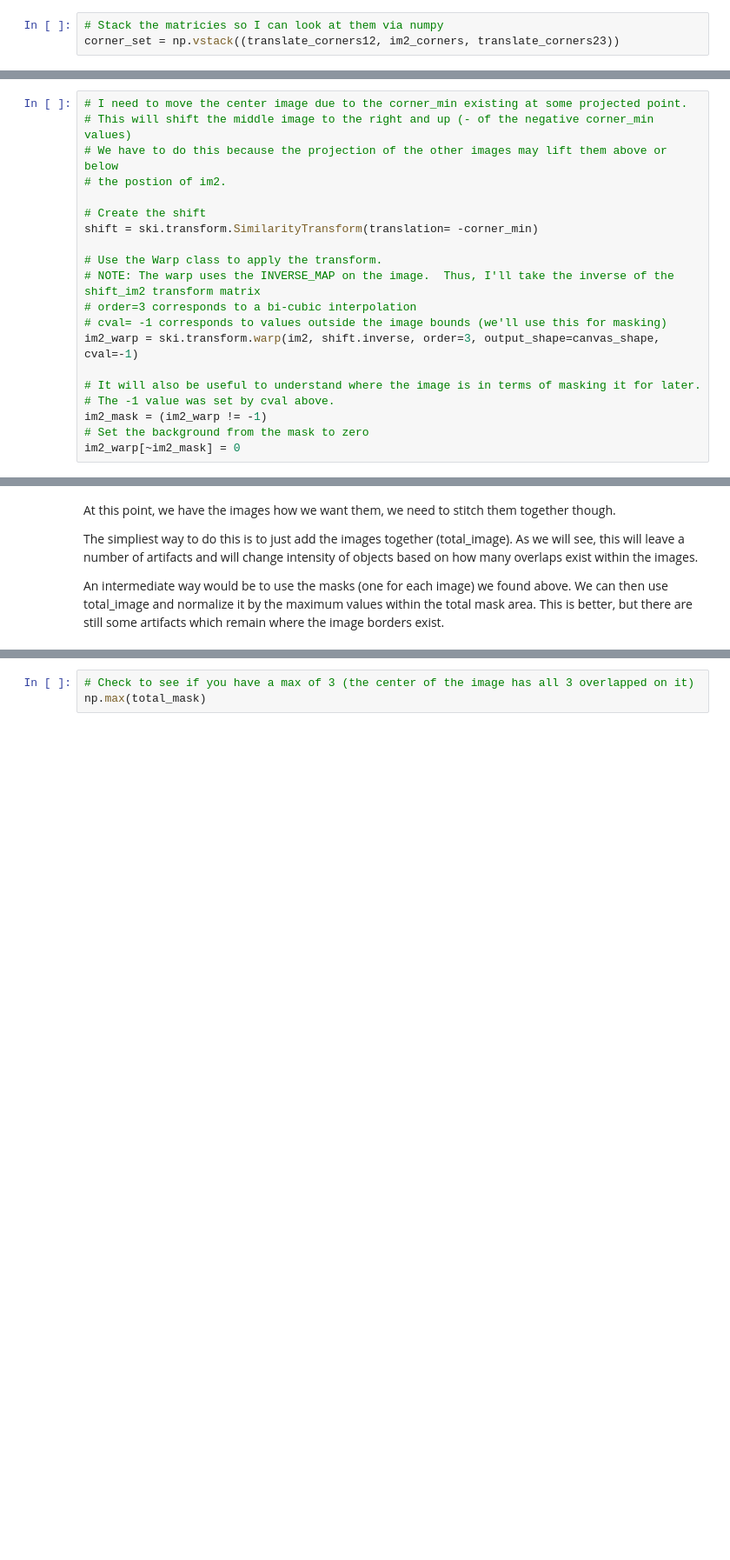
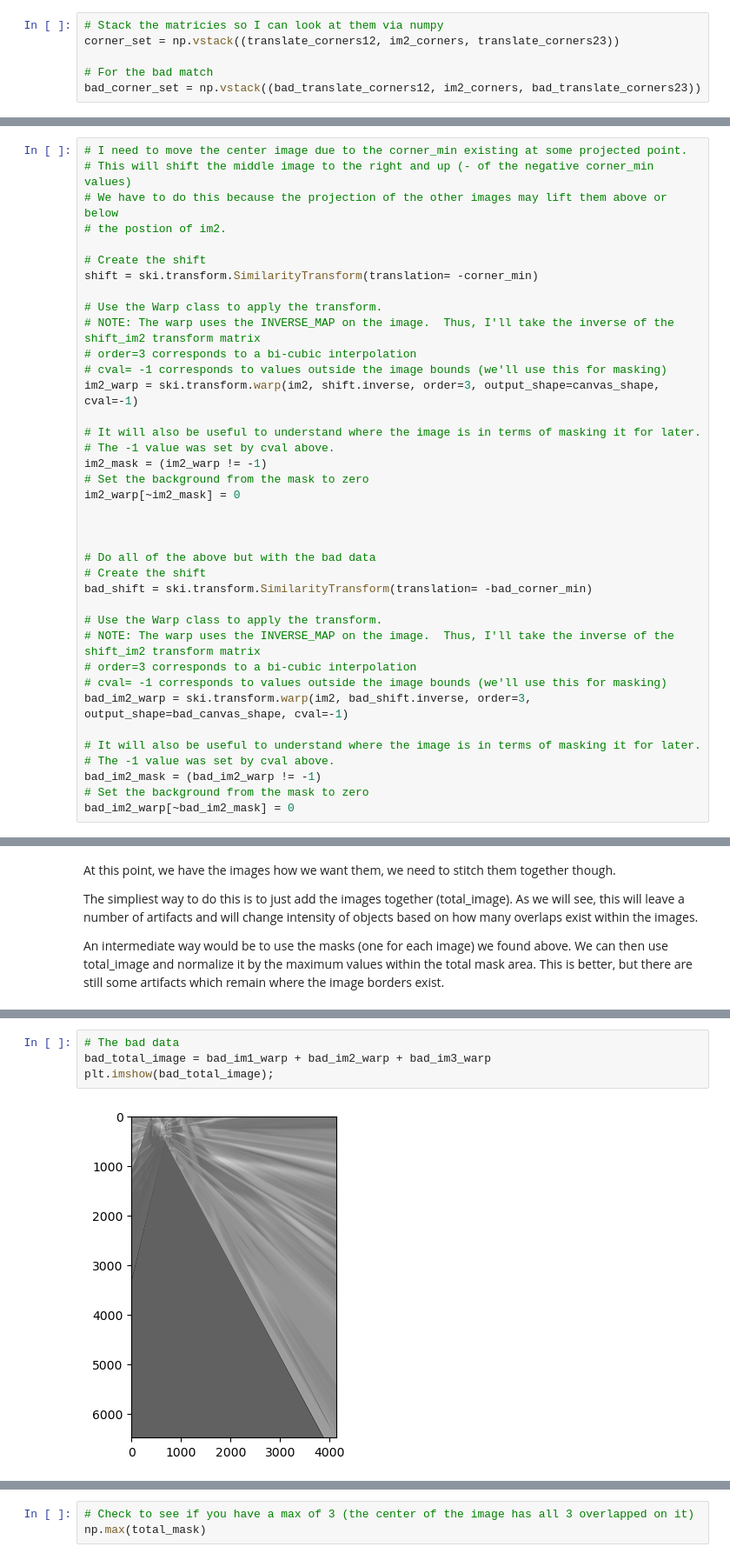
Before and after one commit to BBotzer/AI879, a Jupyter notebook: Week12/Botzer_AI879_HW_Q1_Week12.ipynb, the cells around one changed output, grey strips where cells are left out. Shown at 87% size. Drawn from its saved outputs; the diff is of its cells as text; blank space fills up the shorter version.

```diff
--- a/Week12/Botzer_AI879_HW_Q1_Week12.ipynb
+++ b/Week12/Botzer_AI879_HW_Q1_Week12.ipynb
@@ -321,6 +320,9 @@ With these three corner sets, I'll be able to determine how large of an image ca
 # %%
 # Stack the matricies so I can look at them via numpy
 corner_set = np.vstack((translate_corners12, im2_corners, translate_corners23))
+
+# For the bad match
+bad_corner_set = np.vstack((bad_translate_corners12, im2_corners, bad_translate_corners23))
 # %%
 # Find the minimum and maximum corner positions as well as the general shape
 corner_min = np.min(corner_set, axis=0)
@@ -364,6 +371,24 @@ im2_warp = ski.transform.warp(im2, shift.inverse, order=3, output_shape=canvas_s
 im2_mask = (im2_warp != -1)
 # Set the background from the mask to zero
 im2_warp[~im2_mask] = 0
+
+
+
+# Do all of the above but with the bad data
+# Create the shift
+bad_shift = ski.transform.SimilarityTransform(translation= -bad_corner_min)
+
+# Use the Warp class to apply the transform.
+# NOTE: The warp uses the INVERSE_MAP on the image.  Thus, I'll take the inverse of the shift_im2 transform matrix
+# order=3 corresponds to a bi-cubic interpolation
+# cval= -1 corresponds to values outside the image bounds (we'll use this for masking)
+bad_im2_warp = ski.transform.warp(im2, bad_shift.inverse, order=3, output_shape=bad_canvas_shape, cval=-1)
+
+# It will also be useful to understand where the image is in terms of masking it for later.
+# The -1 value was set by cval above.
+bad_im2_mask = (bad_im2_warp != -1)
+# Set the background from the mask to zero
+bad_im2_warp[~bad_im2_mask] = 0
 # %%
 # We see here now where im2 exists when warped to position on the canvas
 plt.imshow(im2_warp, cmap='gray');
@@ -453,0 +507,6 @@ As stated before, the artifacts are clearly seen.  The chair also changes intens
+# %%
+# The bad data
+bad_total_image = bad_im1_warp + bad_im2_warp + bad_im3_warp
+plt.imshow(bad_total_image);
+# %% [output]
+[figure, added]
```
Also changed, not shown: parts of 45 cells of this notebook.
